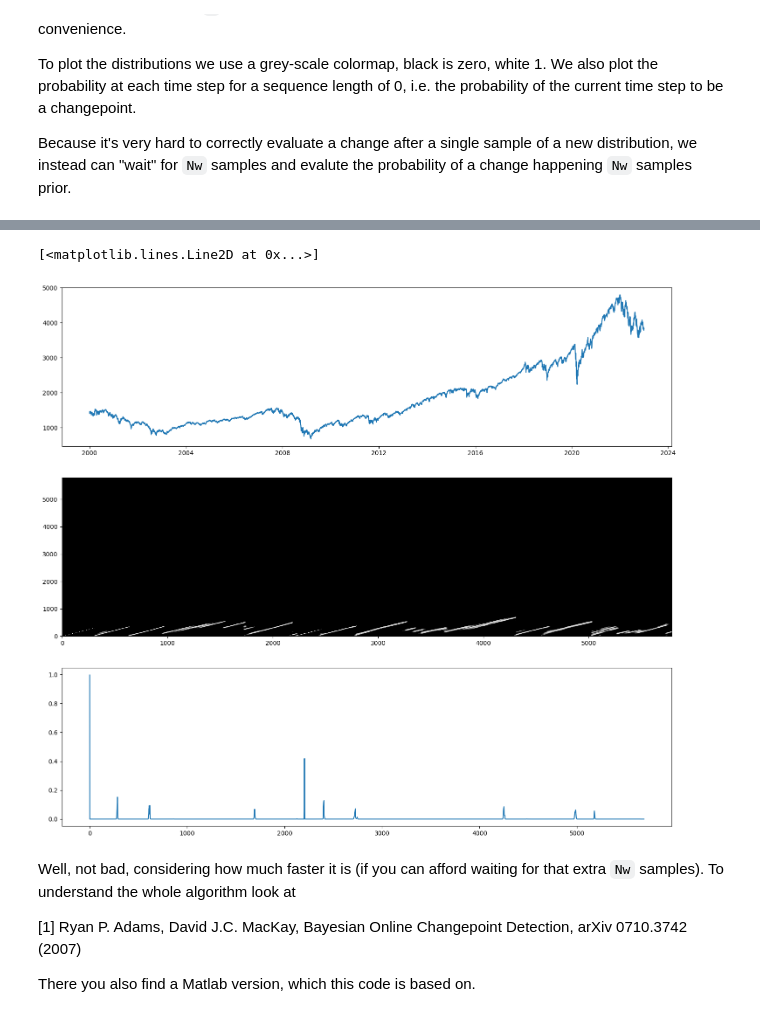
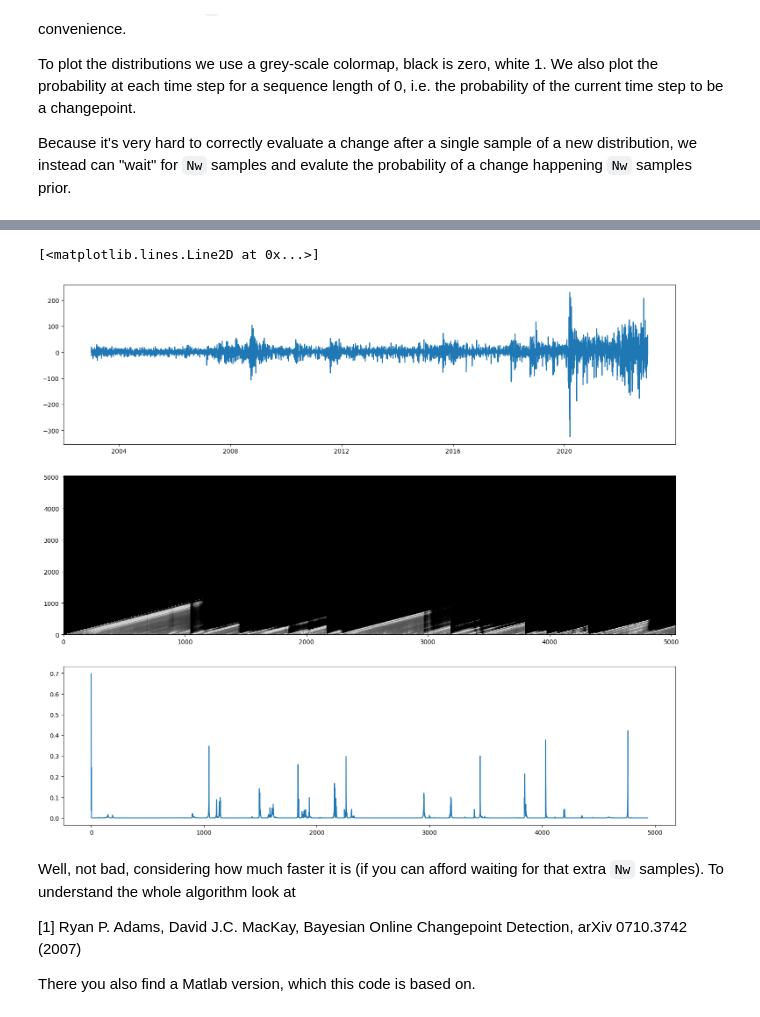
Before and after one commit to TiesHRL/DyART, a Jupyter notebook: Combined_code/Example_Code.ipynb, the cells around one changed output, grey strips where cells are left out. Cells and saved outputs as stored; diff of their text form; code cells hidden in the pictures.

```diff
--- a/Combined_code/Example_Code.ipynb
+++ b/Combined_code/Example_Code.ipynb
@@ -27,7 +27,7 @@ data = Data_gen.collect_data(tickers = ["^GSPC"])
 print(len(data))
 # partition = np.random.randint(30, len(data), 10)
 # np.sum(partition)
-data2 = data
+data = data.diff()
 # data = data.pct_change(1)
 # %% [output]
 [*********************100%***********************]  1 of 1 completed
@@ -53,0 +76,2 @@ prior_function = partial(const_prior, p=1/(len(data) + 1))
+# %%
+data[0] = 0
@@ -60,7 +113,3 @@ Q, P, Pcp = offline_changepoint_detection(data, prior_function ,offline_ll.Stude
 The `offline_changepoint_detection()` function returns three things: `Q[t]`, the log-likelihood of data `[t, n]`, `P[t, s]`, the log-likelihood of a datasequence `[t, s]`, given there is no changepoint between `t` and `s` and `Pcp[i, t]`, the log-likelihood that the `i`-th changepoint is at time step `t`. To actually get the probility of a changepoint at time step `t` sum the probabilities.
 
 How does that look like for our toy-data?
-# %%
-data = np.log(data)
-plt.plot(data)
-plt.show
@@ -136,21 +264,21 @@ new_R.index = new_index
 # %%
 import matplotlib.cm as cm
 epsilon = 1e-7
 fig, ax = plt.subplots(3, figsize=[18, 16], sharex=False)
 ax[0].plot(data)
 sparsity = 5  # only plot every fifth data for faster display
 density_matrix = -np.log(R[0:-1:sparsity, 0:-1:sparsity]+epsilon)
 ax[1].pcolor(np.array(range(0, len(R[:,0]), sparsity)),
           np.array(range(0, len(R[:,0]), sparsity)),
           density_matrix,
           cmap=cm.Greys, vmin=0, vmax=density_matrix.max(),
             shading='auto')
-ax[1].xticks = new_index.values
+# ax[1].xticks = new_index.values
 Nw=100
 ax[2].plot(R[Nw,Nw:-1])
 # %% [output]
 [<matplotlib.lines.Line2D at 0x...>]
-[figure, old version]
+[figure, new version]
 # %% [markdown]
 Well, not bad, considering how much faster it is (if you can afford waiting for that extra `Nw` samples). To understand the whole algorithm look at
 
```
Also changed, not shown: parts of 23 cells of this notebook, 10 other files.
